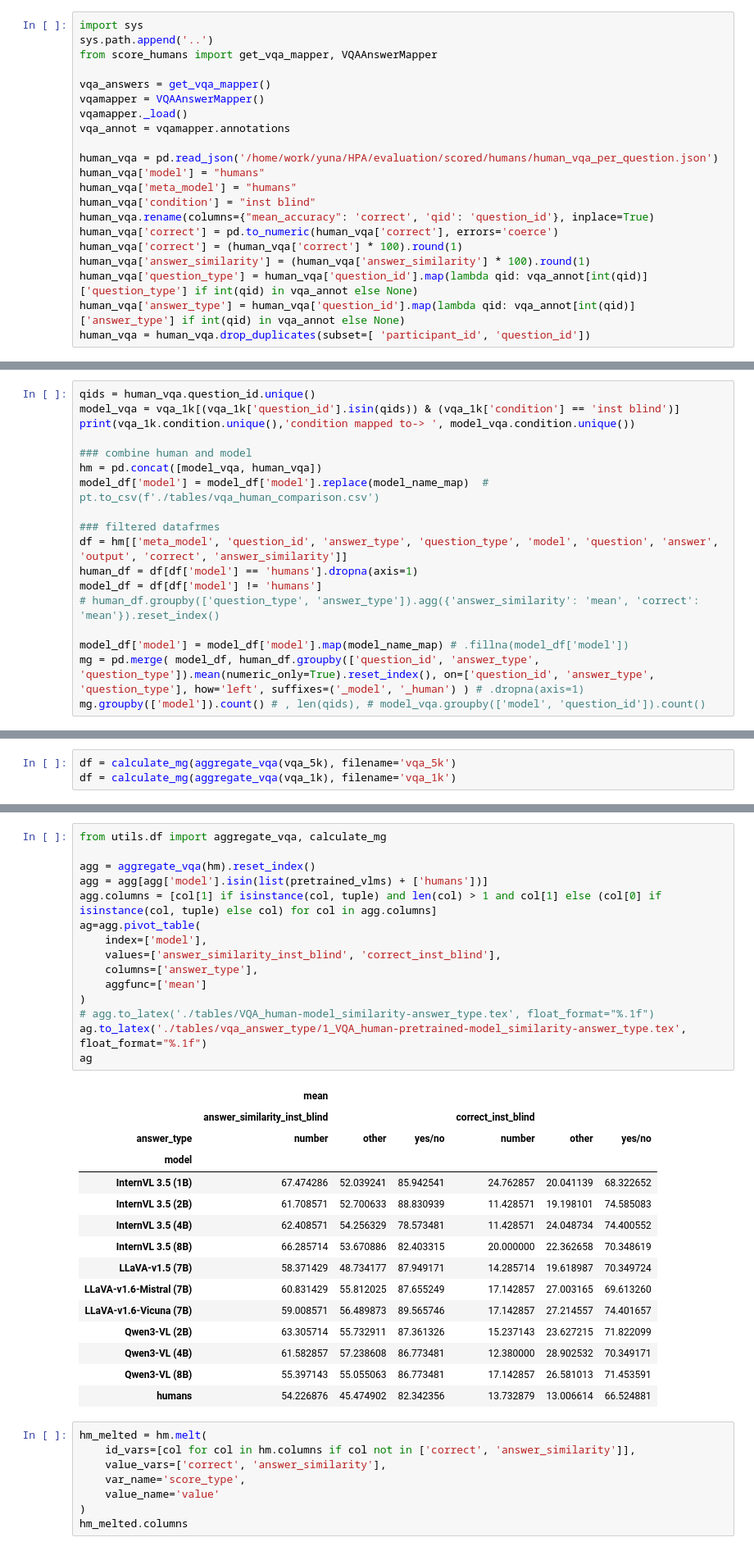
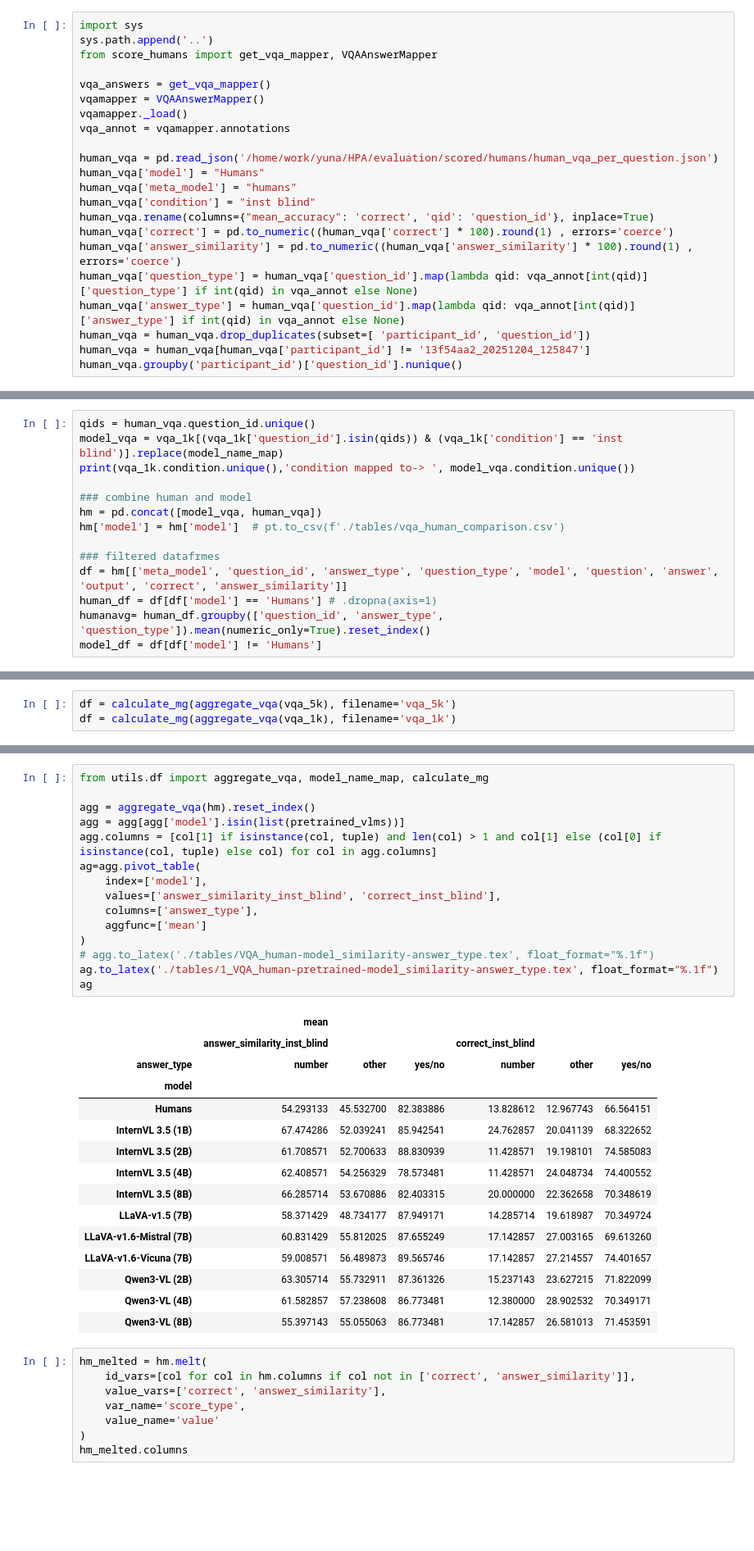
Before and after one commit to unolop/HPA, a Jupyter notebook: evaluation/analysis/A1_vqa.ipynb, the cells around one changed output, grey strips where cells are left out. Shown at 82% size. Saved outputs shown, nothing was run; the diff lists cells and outputs as text; blank space fills up the shorter version.

```diff
--- a/evaluation/analysis/A1_vqa.ipynb
+++ b/evaluation/analysis/A1_vqa.ipynb
@@ -64,16 +38,17 @@ vqamapper._load()
 vqa_annot = vqamapper.annotations
 
 human_vqa = pd.read_json('/home/work/yuna/HPA/evaluation/scored/humans/human_vqa_per_question.json')
-human_vqa['model'] = "humans"
+human_vqa['model'] = "Humans"
 human_vqa['meta_model'] = "humans"
 human_vqa['condition'] = "inst blind"
 human_vqa.rename(columns={"mean_accuracy": 'correct', 'qid': 'question_id'}, inplace=True)
-human_vqa['correct'] = pd.to_numeric(human_vqa['correct'], errors='coerce')
-human_vqa['correct'] = (human_vqa['correct'] * 100).round(1)
-human_vqa['answer_similarity'] = (human_vqa['answer_similarity'] * 100).round(1)
+human_vqa['correct'] = pd.to_numeric((human_vqa['correct'] * 100).round(1) , errors='coerce')
+human_vqa['answer_similarity'] = pd.to_numeric((human_vqa['answer_similarity'] * 100).round(1) , errors='coerce')
 human_vqa['question_type'] = human_vqa['question_id'].map(lambda qid: vqa_annot[int(qid)]['question_type'] if int(qid) in vqa_annot else None)
 human_vqa['answer_type'] = human_vqa['question_id'].map(lambda qid: vqa_annot[int(qid)]['answer_type'] if int(qid) in vqa_annot else None)
 human_vqa = human_vqa.drop_duplicates(subset=[ 'participant_id', 'question_id'])
+human_vqa = human_vqa[human_vqa['participant_id'] != '13f54aa2_20251204_125847']
+human_vqa.groupby('participant_id')['question_id'].nunique()
 # %% [output]
    Loading VQA annotations from /home/work/yuna/VLMEval/data/v2_mscoco_val2014_annotations.json...
    ✓ Loaded 214354 VQA annotations
@@ -80,20 +72,16 @@ human_vqa = human_vqa.drop_duplicates(subset=[ 'participant_id', 'question_id'])
 # %%
 qids = human_vqa.question_id.unique()
-model_vqa = vqa_1k[(vqa_1k['question_id'].isin(qids)) & (vqa_1k['condition'] == 'inst blind')]
+model_vqa = vqa_1k[(vqa_1k['question_id'].isin(qids)) & (vqa_1k['condition'] == 'inst blind')].replace(model_name_map)
 print(vqa_1k.condition.unique(),'condition mapped to-> ', model_vqa.condition.unique())
 
 ### combine human and model
 hm = pd.concat([model_vqa, human_vqa])
-model_df['model'] = model_df['model'].replace(model_name_map)  # pt.to_csv(f'./tables/vqa_human_comparison.csv')
+hm['model'] = hm['model']  # pt.to_csv(f'./tables/vqa_human_comparison.csv')
 
 ### filtered datafrmes
 df = hm[['meta_model', 'question_id', 'answer_type', 'question_type', 'model', 'question', 'answer', 'output', 'correct', 'answer_similarity']]
-human_df = df[df['model'] == 'humans'].dropna(axis=1)
-model_df = df[df['model'] != 'humans']
-# human_df.groupby(['question_type', 'answer_type']).agg({'answer_similarity': 'mean', 'correct': 'mean'}).reset_index()
-
-model_df['model'] = model_df['model'].map(model_name_map) # .fillna(model_df['model'])
-mg = pd.merge( model_df, human_df.groupby(['question_id', 'answer_type', 'question_type']).mean(numeric_only=True).reset_index(), on=['question_id', 'answer_type', 'question_type'], how='left', suffixes=('_model', '_human') ) # .dropna(axis=1)
-mg.groupby(['model']).count() # , len(qids), # model_vqa.groupby(['model', 'question_id']).count()
+human_df = df[df['model'] == 'Humans'] # .dropna(axis=1)
+humanavg= human_df.groupby(['question_id', 'answer_type', 'question_type']).mean(numeric_only=True).reset_index()
+model_df = df[df['model'] != 'Humans']
 # %% [output]
 ['' 'blind' 'inst blind'] condition mapped to->  ['inst blind']
@@ -170,24 +216,25 @@ hm.groupby(['model', 'answer_type']).size().unstack(fill_value=0).head()
 | InternVL3_5-8B_A1_vqa_gt | 35 | 158 | 181 |
 # %%
-from utils.df import aggregate_vqa, calculate_mg
+from utils.df import aggregate_vqa, model_name_map, calculate_mg
 
 agg = aggregate_vqa(hm).reset_index()
-agg = agg[agg['model'].isin(list(pretrained_vlms) + ['humans'])]
+agg = agg[agg['model'].isin(list(pretrained_vlms))]
 agg.columns = [col[1] if isinstance(col, tuple) and len(col) > 1 and col[1] else (col[0] if isinstance(col, tuple) else col) for col in agg.columns]
 ag=agg.pivot_table(
     index=['model'],
     values=['answer_similarity_inst_blind', 'correct_inst_blind'],
     columns=['answer_type'],
     aggfunc=['mean']
 )
 # agg.to_latex('./tables/VQA_human-model_similarity-answer_type.tex', float_format="%.1f")
-ag.to_latex('./tables/vqa_answer_type/1_VQA_human-pretrained-model_similarity-answer_type.tex', float_format="%.1f")
+ag.to_latex('./tables/1_VQA_human-pretrained-model_similarity-answer_type.tex', float_format="%.1f")
 ag
 # %% [output]
 |  | mean |  |  |  |  |  |
 |  | answer_similarity_inst_blind |  |  | correct_inst_blind |  |  |
 | answer_type | number | other | yes/no | number | other | yes/no |
 | model |  |  |  |  |  |  |
+| Humans | 54.293133 | 45.532700 | 82.383886 | 13.828612 | 12.967743 | 66.564151 |
 | InternVL 3.5 (1B) | 67.474286 | 52.039241 | 85.942541 | 24.762857 | 20.041139 | 68.322652 |
 | InternVL 3.5 (2B) | 61.708571 | 52.700633 | 88.830939 | 11.428571 | 19.198101 | 74.585083 |
 | InternVL 3.5 (4B) | 62.408571 | 54.256329 | 78.573481 | 11.428571 | 24.048734 | 74.400552 |
@@ -198,7 +245,6 @@ ag
 | Qwen3-VL (2B) | 63.305714 | 55.732911 | 87.361326 | 15.237143 | 23.627215 | 71.822099 |
 | Qwen3-VL (4B) | 61.582857 | 57.238608 | 86.773481 | 12.380000 | 28.902532 | 70.349171 |
 | Qwen3-VL (8B) | 55.397143 | 55.055063 | 86.773481 | 17.142857 | 26.581013 | 71.453591 |
-| humans | 54.226876 | 45.474902 | 82.342356 | 13.732879 | 13.006614 | 66.524881 |
 # %%
 hm_melted = hm.melt(
     id_vars=[col for col in hm.columns if col not in ['correct', 'answer_similarity']],
```
Also changed, not shown: parts of 17 cells of this notebook, 14 other files.
